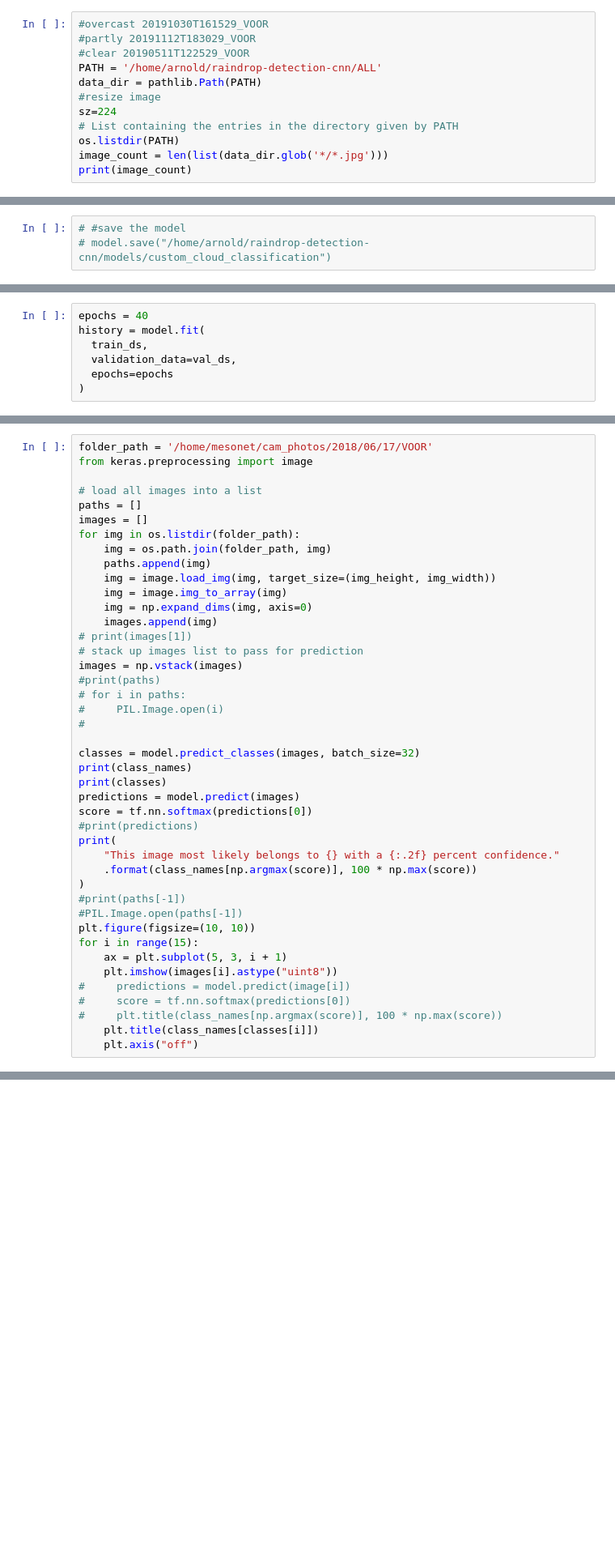
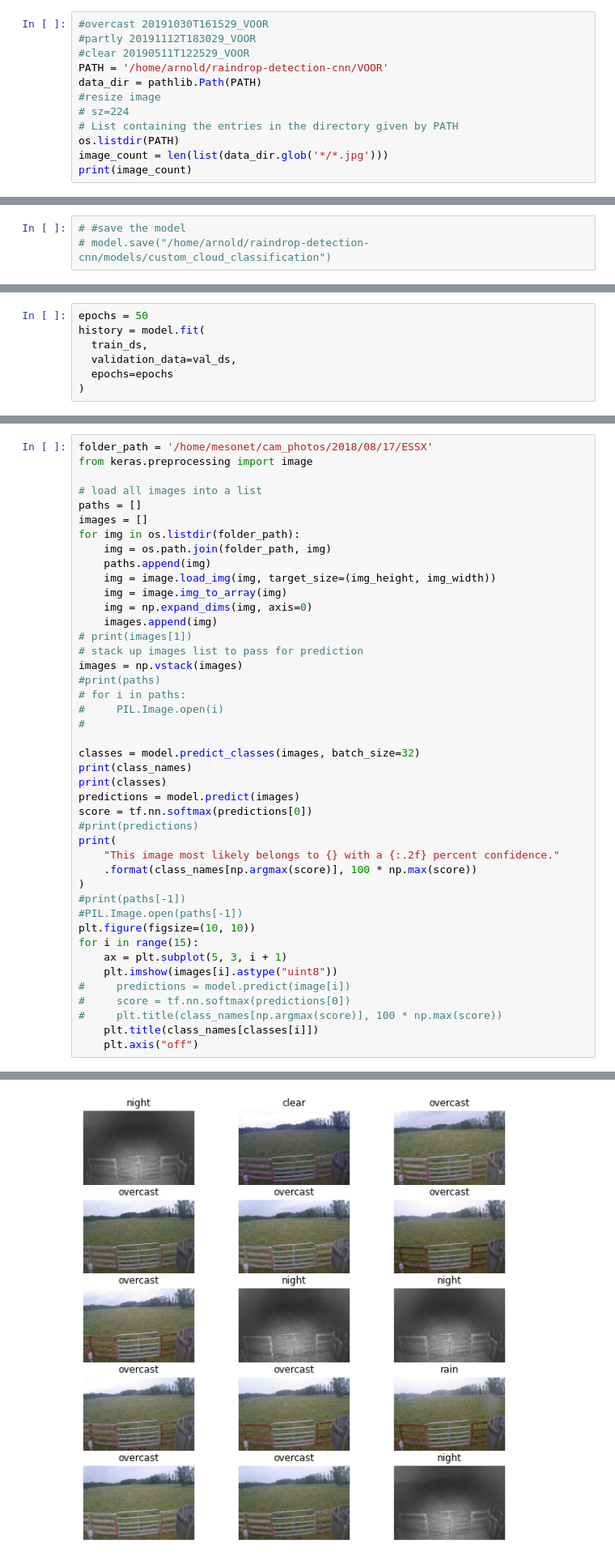
Before and after one commit to arnoldas500/clouds_detection, a Jupyter notebook: cloud_classifier.ipynb, the cells around one changed output, grey strips where cells are left out. Shown at 81% size. Saved outputs shown, nothing was run; the diff lists cells and outputs as text; blank space fills up the shorter version.

```diff
--- a/cloud_classifier.ipynb
+++ b/cloud_classifier.ipynb
@@ -25,10 +27,10 @@ torch.backends.cudnn.enabled
 #overcast 20191030T161529_VOOR
 #partly 20191112T183029_VOOR
 #clear 20190511T122529_VOOR
-PATH = '/home/arnold/raindrop-detection-cnn/ALL'
+PATH = '/home/arnold/raindrop-detection-cnn/VOOR'
 data_dir = pathlib.Path(PATH)
 #resize image
-sz=224
+# sz=224
 # List containing the entries in the directory given by PATH
 os.listdir(PATH)
 image_count = len(list(data_dir.glob('*/*.jpg')))
@@ -236,5 +289,5 @@ model.summary()
 # %%
-epochs = 40
+epochs = 50
 history = model.fit(
   train_ds,
   validation_data=val_ds,
@@ -294,5 +380,5 @@ model.save("/home/arnold/raindrop-detection-cnn/models/custom_cloud_classificati
 # %%
-folder_path = '/home/mesonet/cam_photos/2018/06/17/VOOR'
+folder_path = '/home/mesonet/cam_photos/2018/08/17/ESSX'
 from keras.preprocessing import image
 
 # load all images into a list
@@ -334,3 +420,4 @@ for i in range(15):
 #     plt.title(class_names[np.argmax(score)], 100 * np.max(score))
     plt.title(class_names[classes[i]])
     plt.axis("off")
+# %% [output]
@@ -337,3 +432,4 @@ for i in range(15):
+[figure, added]
 # %%
 #this will select all the file names and put them in a list (from all children sub dirs)
 def getListOfFiles(dirName):
```
Also changed, not shown: parts of 17 cells of this notebook, 2 other files.
